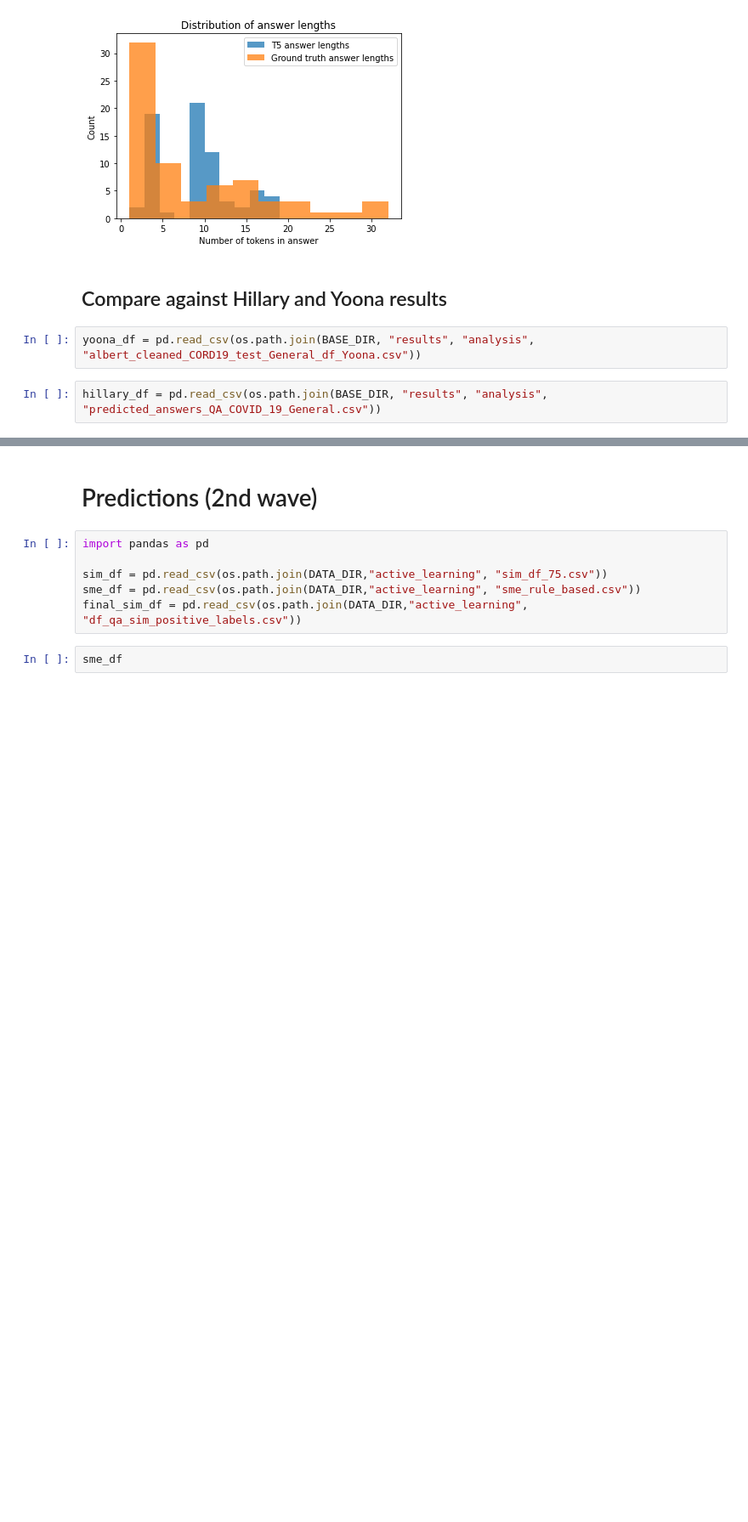
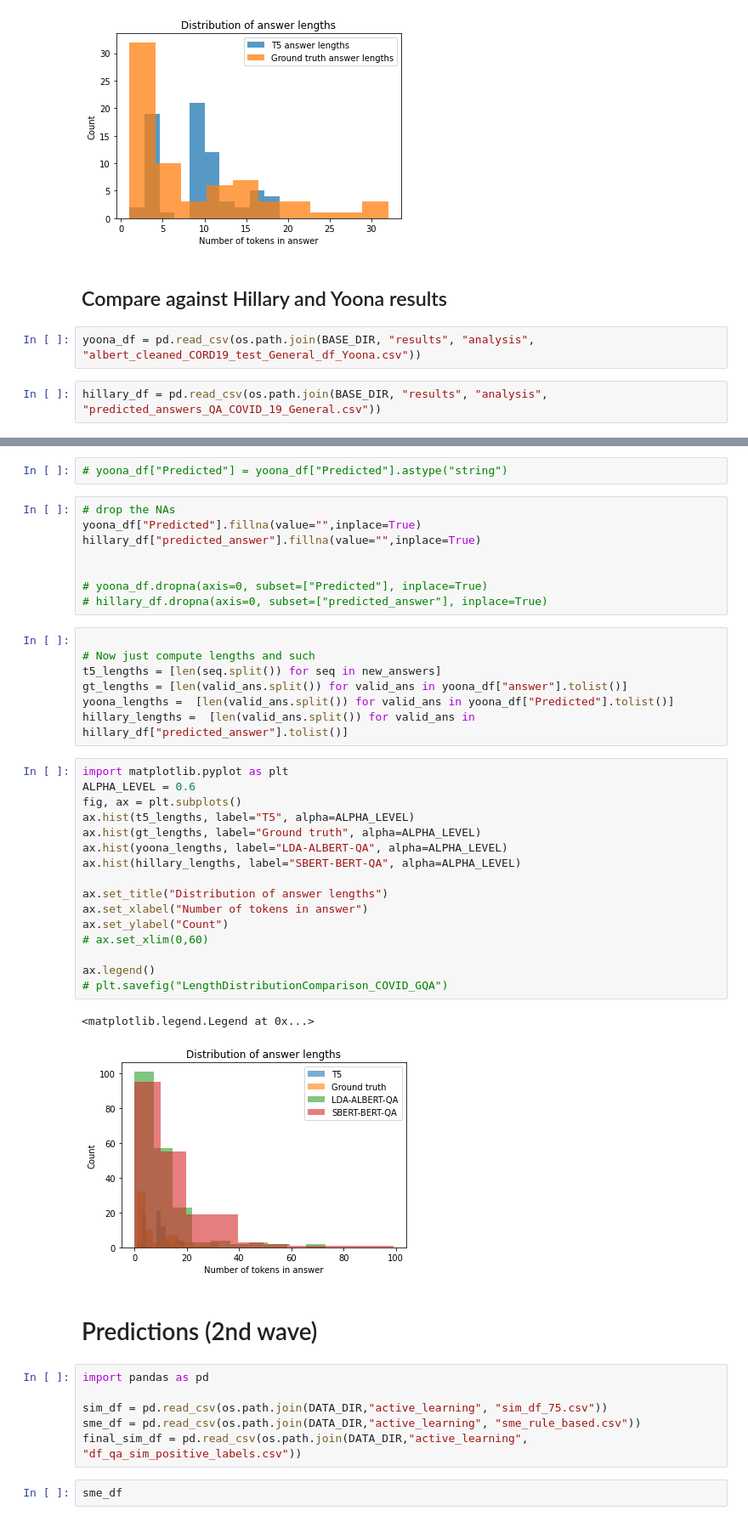
Before and after one commit to johntiger1/hugging-face-generation, a Jupyter notebook: Copy_of_t5_trivia.ipynb, the cells around one changed output, grey strips where cells are left out. Shown at 85% size. Saved outputs shown, nothing was run; the diff lists cells and outputs as text; blank space fills up the shorter version.

```diff
--- a/Copy_of_t5_trivia.ipynb
+++ b/Copy_of_t5_trivia.ipynb
@@ -1411,3 +1466,39 @@ hillary_df
+# %%
+# yoona_df["Predicted"] = yoona_df["Predicted"].astype("string")
+# %%
+# drop the NAs
+yoona_df["Predicted"].fillna(value="",inplace=True)
+hillary_df["predicted_answer"].fillna(value="",inplace=True)
+
+
+# yoona_df.dropna(axis=0, subset=["Predicted"], inplace=True)
+# hillary_df.dropna(axis=0, subset=["predicted_answer"], inplace=True)
+# %%
+
+# Now just compute lengths and such
+t5_lengths = [len(seq.split()) for seq in new_answers]
+gt_lengths = [len(valid_ans.split()) for valid_ans in yoona_df["answer"].tolist()]
+yoona_lengths =  [len(valid_ans.split()) for valid_ans in yoona_df["Predicted"].tolist()]
+hillary_lengths =  [len(valid_ans.split()) for valid_ans in hillary_df["predicted_answer"].tolist()]
+# %%
+import matplotlib.pyplot as plt
+ALPHA_LEVEL = 0.6
+fig, ax = plt.subplots()
+ax.hist(t5_lengths, label="T5", alpha=ALPHA_LEVEL)
+ax.hist(gt_lengths, label="Ground truth", alpha=ALPHA_LEVEL)
+ax.hist(yoona_lengths, label="LDA-ALBERT-QA", alpha=ALPHA_LEVEL)
+ax.hist(hillary_lengths, label="SBERT-BERT-QA", alpha=ALPHA_LEVEL)
+
+ax.set_title("Distribution of answer lengths")
+ax.set_xlabel("Number of tokens in answer")
+ax.set_ylabel("Count")
+# ax.set_xlim(0,60)
+
+ax.legend()
+# plt.savefig("LengthDistributionComparison_COVID_GQA")
+# %% [output]
+<matplotlib.legend.Legend at 0x...>
+[figure, added]
 # %% [markdown]
 # Predictions (2nd wave)
 # %%
```
Also changed, not shown: parts of 7 cells of this notebook.
